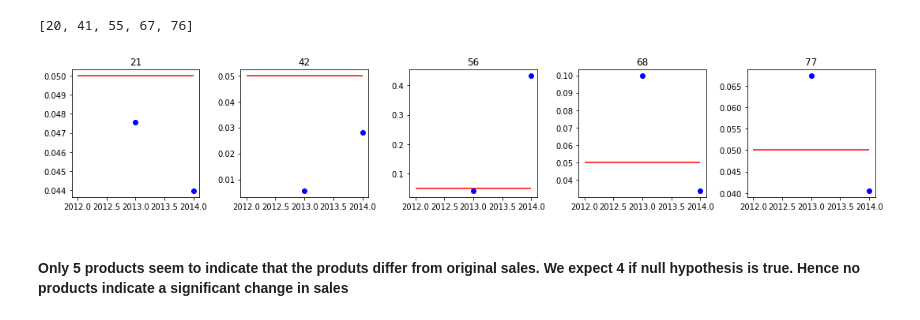
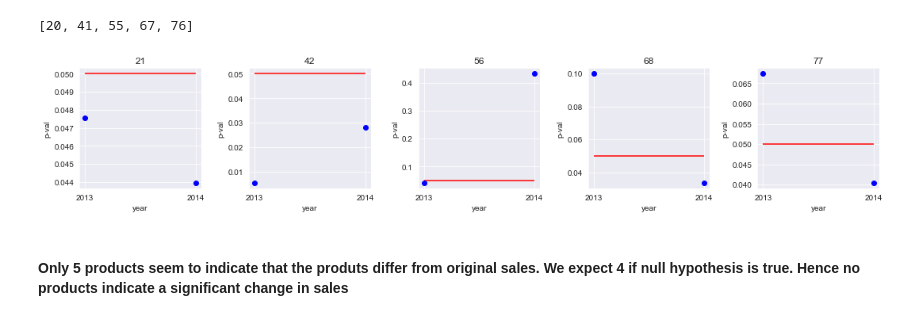
Before and after one commit to aghalsas/Northwind_Statistical_Analysis, a Jupyter notebook: student.ipynb, the cells around one changed output. Saved outputs shown, nothing was run; the diff lists cells and outputs as text; code cells hidden in the pictures.

```diff
--- a/student.ipynb
+++ b/student.ipynb
@@ -215,6 +262,7 @@ plt.tight_layout()
 prod_id = analysis_df.ProductId.unique()
 prod_id.sort()
 p_val_array = []
+p_val_ks_array = []
 disc_array = []
 for id_ in prod_id:
     df_id = analysis_df[analysis_df.ProductId==id_]
@@ -222,11 +270,14 @@ for id_ in prod_id:
     disc.sort()
     a = df_id[df_id.Discount==disc[0]]['Quantity']
     p_val = []
+    p_val_ks = []
     for d in disc[1:]:
         b = df_id[df_id.Discount==d]['Quantity']
         p_val.append(ttest_ind(a,b,equal_var=False)[1])
+        p_val_ks.append(ks_2samp(a,b)[1])
     disc_array.append(disc[1:])
     p_val_array.append(p_val)
+    p_val_ks_array.append(p_val_ks)
 
 
 fig, axs = plt.subplots(10,8, figsize=(20, 16))
@@ -234,8 +285,9 @@ axs = axs.ravel()
 for i in range(77):
     axs[i].hlines(0.05,0.0,0.25,color='r')
     axs[i].plot(disc_array[i],p_val_array[i],'bo')
+    axs[i].plot(disc_array[i],p_val_ks_array[i],'go')
     axs[i].set_title('%i'%(i+1))
 plt.tight_layout()
 #plt.title('p-values for Welch t-test for individual products at individual discount prices')
-plt.savefig('Figures\welch_all.png')
+plt.savefig('Figures\welch_ks_all.png')
 # %% [output]
@@ -409,17 +294,0 @@ plt.tight_layout()
-# %%
-ind_ks_bc = []
-for i,p in enumerate(p_val_array_ks):
-    #accounting for bonferonni connection
-    r = np.invert(np.isnan((p))).sum()
-
-    s = (np.array(p) < 0.05/max(1,r)).sum()
-    if s>0:
-        ind_ks_bc.append(i)
-
-fig, axs = plt.subplots(1,2, figsize=(8, 4))
-axs = axs.ravel()
-for i,j in enumerate(ind_ks_bc):
-    axs[i].hlines(0.05/r,0.0,0.25,color='r')
-    axs[i].plot(disc_array[j],p_val_array[j],'bo')
-    axs[i].set_title('%i'%(j+1))
-plt.tight_layout()
@@ -463,8 +529,0 @@ array([2012, 2013, 2014], dtype=int64)
-# %%
-mean = []
-std = []
-for i in range(3):
-    mean.append(df[df.year==i+2012]['Quantity'].mean())
-    std.append(df[df.year==i+2012]['Quantity'].std())
-
-plt.errorbar(range(3),mean,yerr=std);
@@ -533,20 +578,22 @@ ind_ks_yr
 # %%
 ind_ks_yr = []
 for i,p in enumerate(p_val_array_yr):
     s = (np.array(p) < 0.05).sum()
     if s>0:
         ind_ks_yr.append(i)
 
 fig, axs = plt.subplots(1,5, figsize=(15, 3))
 axs = axs.ravel()
 for i,j in enumerate(ind_ks_yr):
-
-    axs[i].hlines(0.05,2012,2014,color='r')
-    axs[i].plot(yr_array[j],p_val_array_yr[j],'bo')
+    axs[i].hlines(0.05,str(2013),str(2014),color='r')
+    axs[i].plot([str(2013),str(2014)],p_val_array_yr[j],'bo')
     axs[i].set_title('%i'%(j+1))
+    axs[i].set_xlabel('year')
+    axs[i].set_ylabel('p-val')
 plt.tight_layout()
+plt.savefig('Figures\ks_prod_yrs.png')
 # %% [output]
-[figure, old version]
+[figure, new version]
 # %% [markdown]
 #### Only 5 products seem to indicate that the produts differ from original sales. We expect 4 if null hypothesis is true. Hence no products indicate a significant change in sales
 # %% [markdown]
```
Also changed, not shown: parts of 86 cells of this notebook.
